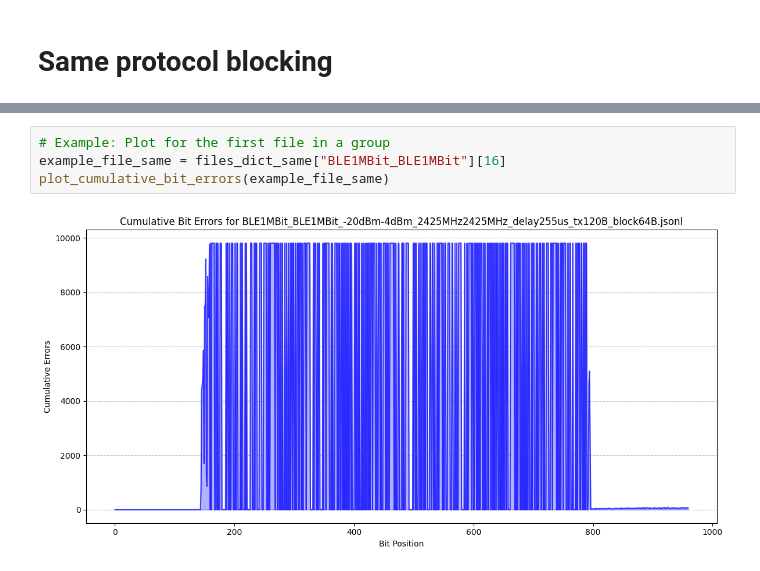
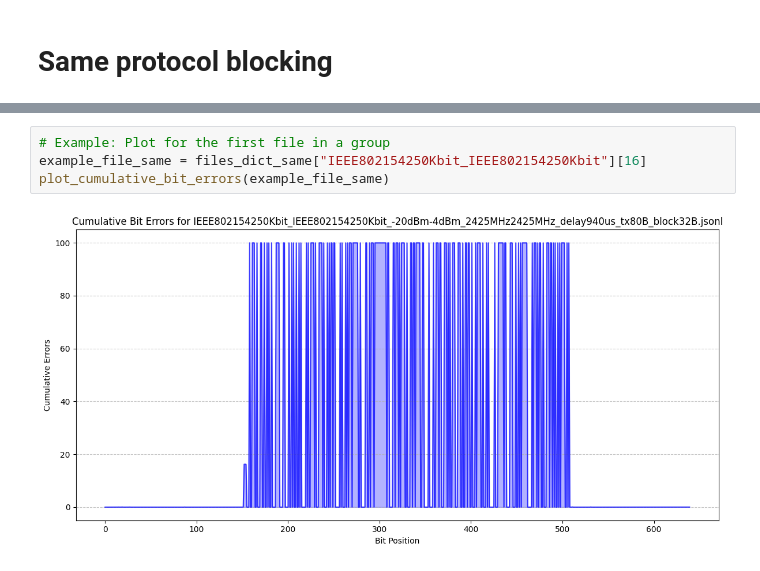
Before and after one commit to Zimrahin/DotBot-firmware, a Jupyter notebook: a_python/plot_ratio_wrong_bits.ipynb, the cells around one changed output, grey strips where cells are left out. Drawn from its saved outputs; the diff is of its cells as text.

```diff
--- a/a_python/plot_ratio_wrong_bits.ipynb
+++ b/a_python/plot_ratio_wrong_bits.ipynb
@@ -369,6 +411,6 @@ plot_grouped_ber_with_subplots(files_dict_same,
 # %%
 # Example: Plot for the first file in a group
-example_file_same = files_dict_same["BLE1MBit_BLE1MBit"][16]
+example_file_same = files_dict_same["IEEE802154250Kbit_IEEE802154250Kbit"][16]
 plot_cumulative_bit_errors(example_file_same)
 # %% [output]
-[figure, old version]
+[figure, new version]
```
Also changed, not shown: parts of 6 cells of this notebook.
